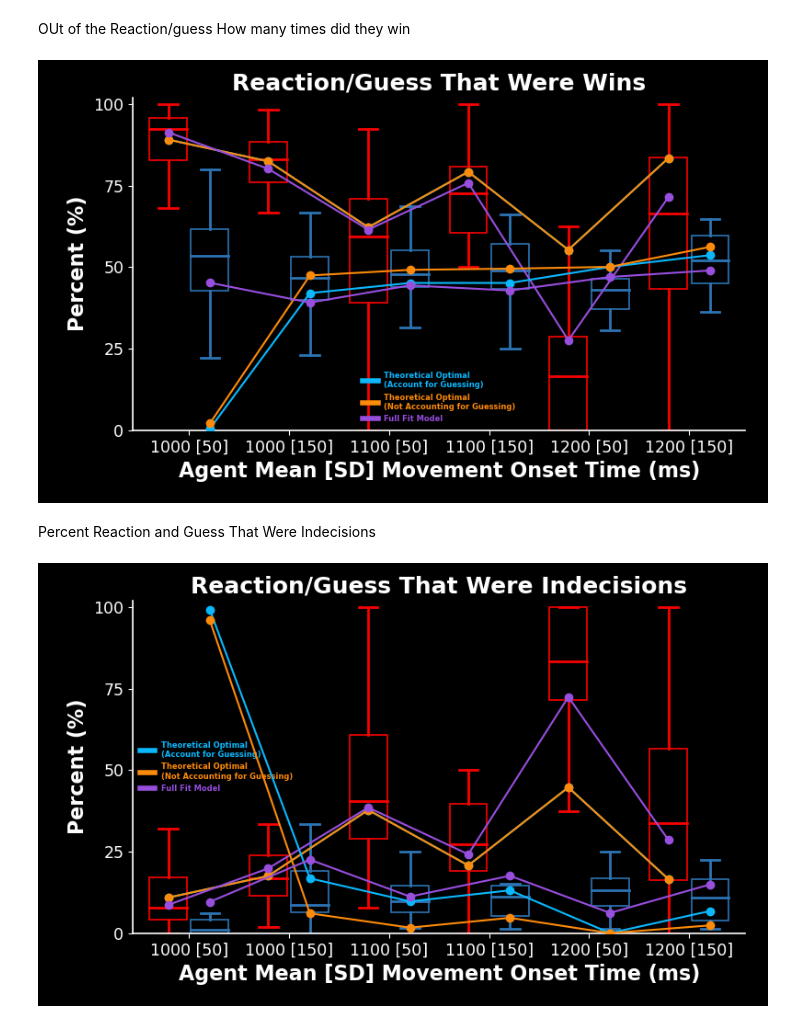
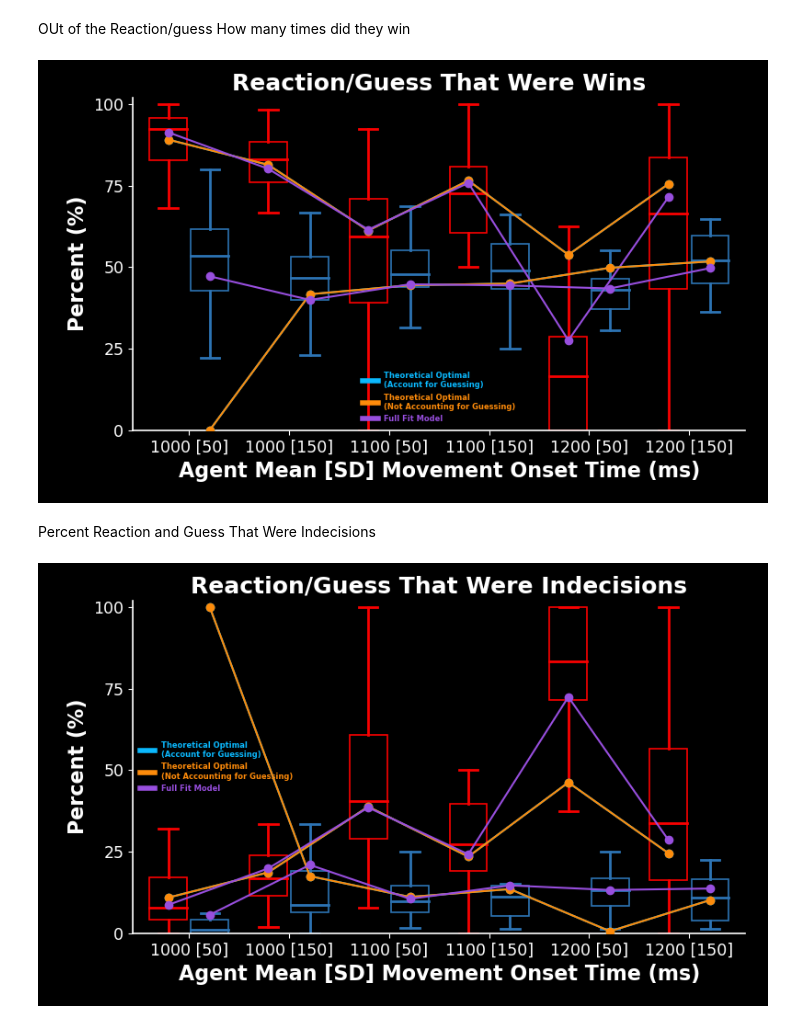
Before and after one commit to SethSullivan/MatchPennies-Agent-Expirement, a Jupyter notebook: scripts/optimal_model/Optimal_Stopping_Model_With_Data_Group.ipynb, the cells around one changed output. Cells and saved outputs as stored; diff of their text form; code cells hidden in the pictures.

```diff
--- a/scripts/optimal_model/Optimal_Stopping_Model_With_Data_Group.ipynb
+++ b/scripts/optimal_model/Optimal_Stopping_Model_With_Data_Group.ipynb
@@ -103,7 +100,7 @@ model_full_fit = ModelConstructor(
     perc_wins_when_both_reach=perc_wins_both_reach,
     guess_switch_delay=np.array([[70, 0]]).T, # Designed like this for broadcasting reasons
     guess_switch_sd=np.array([[30, 0]]).T,
-    # guess_sd = np.array([guess_leave_time_sd,guess_leave_time_sd]), # This includes electromechanical delay sd
+    guess_sd = np.array([guess_leave_time_sd,guess_leave_time_sd]), # This includes electromechanical delay sd
     electromechanical_delay=np.array([[50, 50]]).T,
     switch_cost_exists=True,
     expected=False,  # Aka we run the model if they EXPECT no guess switch
@@ -129,8 +126,8 @@ model_unknown_switch = ModelConstructor(
     timing_sd=np.array([time_sd, time_sd]),
     perc_wins_when_both_reach=perc_wins_both_reach,
     guess_switch_delay=np.array([[70, 0]]).T, # Designed like this for broadcasting reasons
-    # guess_sd = np.array([guess_leave_time_sd,guess_leave_time_sd]), # This includes electromechanical delay sd
-    guess_switch_sd=np.array([[30, 0]]).T,
+    guess_sd = np.array([guess_leave_time_sd,np.zeros_like(guess_leave_time_sd)]), # This includes electromechanical delay sd
+    # guess_switch_sd=np.array([[30, 0]]).T,
 
     electromechanical_delay=np.array([[50, 50]]).T,
     switch_cost_exists=True,
@@ -153,9 +150,9 @@ model_known_switch = ModelConstructor(
     movement_sd=np.array([mt_sd, mt_sd]),
     timing_sd=np.array([time_sd, time_sd]),
     perc_wins_when_both_reach=perc_wins_both_reach,
-    guess_switch_delay=np.array([[70, 0]]).T, # Designed like this for broadcasting reasons
-    # guess_sd = np.array([guess_leave_time_sd,guess_leave_time_sd]), # This includes electromechanical delay sd
-    guess_switch_sd=np.array([[20, 0]]).T,
+    guess_switch_delay=np.array([[70, 70]]).T, # Designed like this for broadcasting reasons
+    guess_sd = np.array([guess_leave_time_sd,guess_leave_time_sd]), # This includes electromechanical delay sd
+    # guess_switch_sd=np.array([[20, 0]]).T,
 
     electromechanical_delay=np.array([[50, 50]]).T,
     switch_cost_exists=True,
@@ -1110,10 +1201,10 @@ full_fit_metric2 = get_full_fit_metric(model_full_fit.score_metrics.prob_win_gue
 
 unknown_optimal_metric1 = get_unknown_metric(model_unknown_switch.score_metrics.prob_win_reaction,
                                         model_unknown_switch.player_behavior.prob_selecting_reaction,
-                                        decision_type='optimal', metric_type='expected')*100
+                                        decision_type='optimal', metric_type='true')*100
 unknown_optimal_metric2 = get_unknown_metric(model_unknown_switch.score_metrics.prob_win_guess,
                                         model_unknown_switch.player_behavior.prob_selecting_guess,
-                                        decision_type='optimal', metric_type='expected')*100
+                                        decision_type='optimal', metric_type='true')*100
 known_optimal_metric1 = get_unknown_metric(model_unknown_switch.score_metrics.prob_win_reaction,
                                         model_unknown_switch.player_behavior.prob_selecting_reaction,
                                         decision_type='optimal', metric_type='true')*100
@@ -1173,7 +1264,7 @@ axmain.set_axis_off()
 
 plt.show()
 # %% [output]
-[figure, old version]
+[figure, new version]
 # %% [markdown]
 Percent Reaction and Guess That Were Indecisions
 # %%
@@ -1190,10 +1281,10 @@ full_fit_metric2 = get_full_fit_metric(model_full_fit.score_metrics.prob_indecis
 
 unknown_optimal_metric1 = get_unknown_metric(model_unknown_switch.score_metrics.prob_indecision_reaction,
                                         model_unknown_switch.player_behavior.prob_selecting_reaction,
-                                        decision_type='optimal', metric_type='expected')*100
+                                        decision_type='optimal', metric_type='true')*100
 unknown_optimal_metric2 = get_unknown_metric(model_unknown_switch.score_metrics.prob_indecision_guess,
                                         model_unknown_switch.player_behavior.prob_selecting_guess,
-                                        decision_type='optimal', metric_type='expected')*100
+                                        decision_type='optimal', metric_type='true')*100
 known_optimal_metric1 = get_unknown_metric(model_unknown_switch.score_metrics.prob_indecision_reaction,
                                         model_unknown_switch.player_behavior.prob_selecting_reaction,
                                         decision_type='optimal', metric_type='true')*100
@@ -1226,34 +1317,34 @@ pf.multiple_models_boxplot(
     ax,
     data_metric2,
     full_fit=full_fit_metric2,
     known_optimal=known_optimal_metric2,
     unknown_optimal=unknown_optimal_metric2,
     xlocs=xlocs + bw / 1.8,
     box_width=bw,
     colors=wheel.seth_blue,
     jitter=False,
 )
 
 ax.set_xlim(min(xlocs) - 1.5 * bw, max(xlocs) + 1.5 * bw), ax.set_ylim(min(ylocs), max(ylocs))
 
 ax.set_xticks(xlocs), ax.set_yticks(ylocs)
 
 ax.set_ylim(0, 102)
 ax.set_xticks(xlocs)
 ax.set_xticklabels(it.trial_block_titles)
 ax.set_ylabel("Percent (%)")
 ax.set_xlabel(it.xlabel)
 ax.set_title("Reaction/Guess That Were Indecisions")
 # dv.custom_legend(ax,['Reaction','guess'],[wheel.seth_red,wheel.seth_blue],fontsize=10,loc =  (0.9,1))
 
 if save:
     axmain.set_axis_off()
     plt.savefig(SAVE_PATH + "reaction_and_guess_decisions_with_optimal_model", dpi=400, transparent=True)
 axmain.set_axis_off()
 
 plt.show()
 # %% [output]
-[figure, old version]
+[figure, new version]
 # %%
 # Out of x number of incorrects, how many were Reaction and Guess
 data_metric1 = group.react_guess_score_metrics.react_guess_that_were_score_metric('incorrects','react')
```
Also changed, not shown: parts of 32 cells of this notebook, 1 other file.
